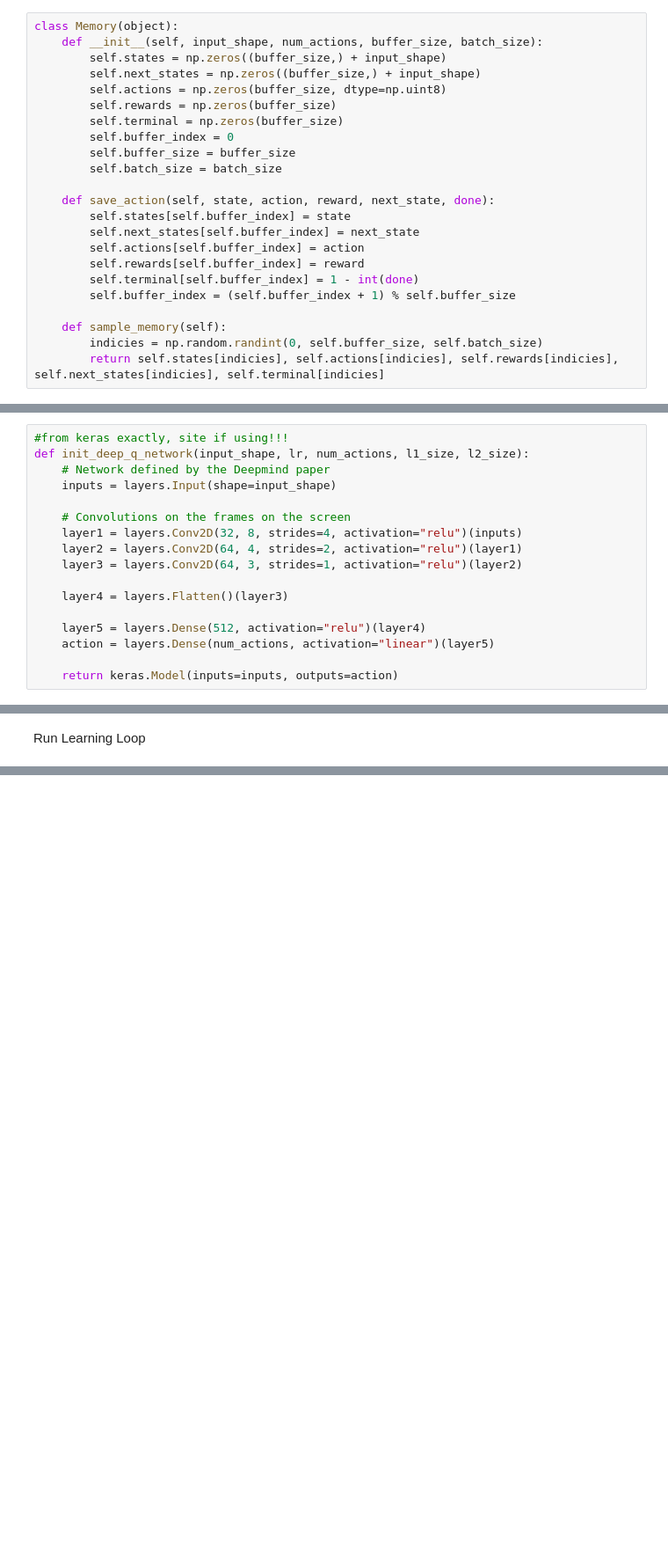
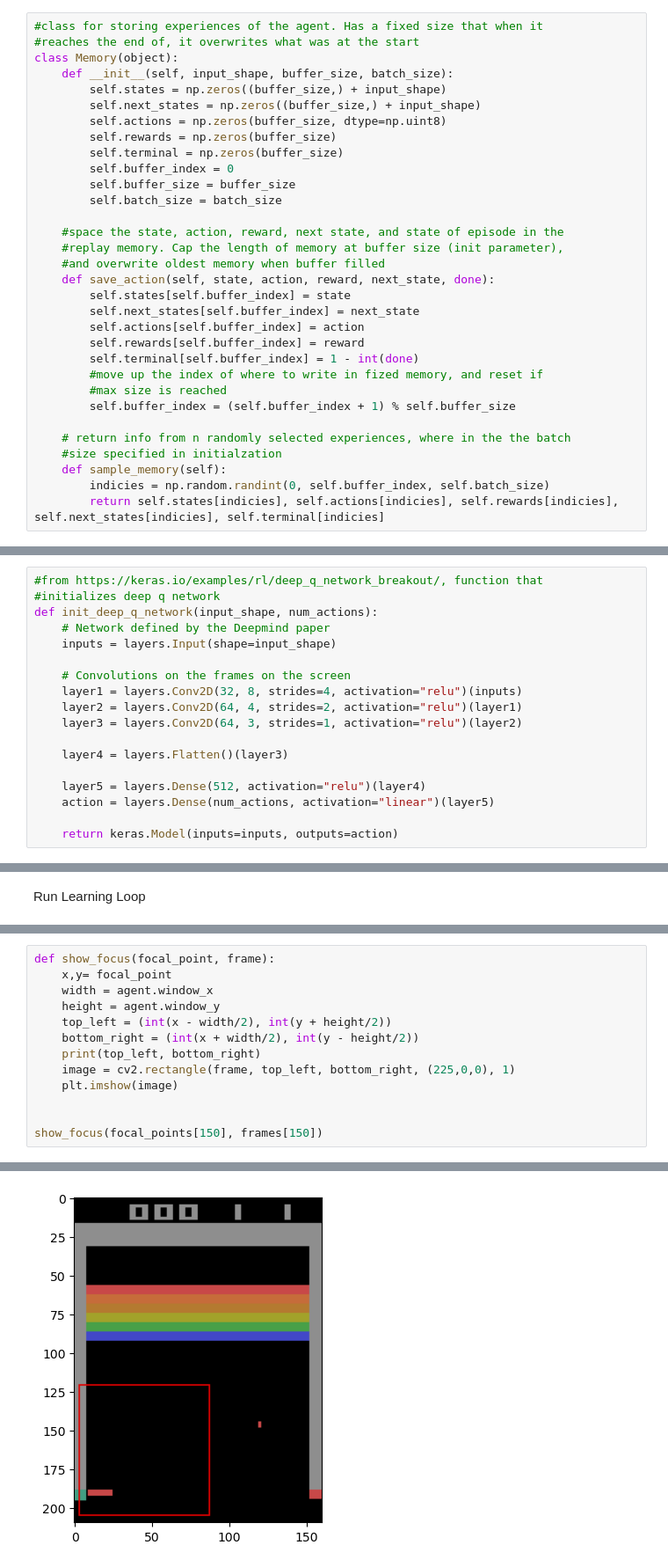
Before and after one commit to Victeldo/138finalproj, a Jupyter notebook: final_project.ipynb, the cells around one changed output, grey strips where cells are left out. Shown at 88% size. Cells and saved outputs as stored; diff of their text form; blank space fills up the shorter version.

```diff
--- a/final_project.ipynb
+++ b/final_project.ipynb
@@ -48,8 +31,10 @@ def extract_frame(input, focal_point, x_len, y_len):
 # %% [markdown]
 Class For Memory Buffer
 # %%
+#class for storing experiences of the agent. Has a fixed size that when it
+#reaches the end of, it overwrites what was at the start
 class Memory(object):
-    def __init__(self, input_shape, num_actions, buffer_size, batch_size):
+    def __init__(self, input_shape, buffer_size, batch_size):
         self.states = np.zeros((buffer_size,) + input_shape)
         self.next_states = np.zeros((buffer_size,) + input_shape)
         self.actions = np.zeros(buffer_size, dtype=np.uint8)
@@ -59,22 +44,30 @@ class Memory(object):
         self.buffer_size = buffer_size
         self.batch_size = batch_size
 
+    #space the state, action, reward, next state, and state of episode in the
+    #replay memory. Cap the length of memory at buffer size (init parameter),
+    #and overwrite oldest memory when buffer filled
     def save_action(self, state, action, reward, next_state, done):
         self.states[self.buffer_index] = state
         self.next_states[self.buffer_index] = next_state
         self.actions[self.buffer_index] = action
         self.rewards[self.buffer_index] = reward
         self.terminal[self.buffer_index] = 1 - int(done)
+        #move up the index of where to write in fized memory, and reset if
+        #max size is reached
         self.buffer_index = (self.buffer_index + 1) % self.buffer_size
 
+    # return info from n randomly selected experiences, where in the the batch
+    #size specified in initialzation
     def sample_memory(self):
-        indicies = np.random.randint(0, self.buffer_size, self.batch_size)
+        indicies = np.random.randint(0, self.buffer_index, self.batch_size)
         return self.states[indicies], self.actions[indicies], self.rewards[indicies], self.next_states[indicies], self.terminal[indicies]
 # %% [markdown]
 Function For Deep Q Network
 # %%
-#from keras exactly, site if using!!!
-def init_deep_q_network(input_shape, lr, num_actions, l1_size, l2_size):
+#from https://keras.io/examples/rl/deep_q_network_breakout/, function that
+#initializes deep q network
+def init_deep_q_network(input_shape, num_actions):
     # Network defined by the Deepmind paper
     inputs = layers.Input(shape=input_shape)
 
@@ -211,0 +326,14 @@ KeyboardInterrupt:
+# %%
+def show_focus(focal_point, frame):
+    x,y= focal_point
+    width = agent.window_x
+    height = agent.window_y
+    top_left = (int(x - width/2), int(y + height/2))
+    bottom_right = (int(x + width/2), int(y - height/2))
+    print(top_left, bottom_right)
+    image = cv2.rectangle(frame, top_left, bottom_right, (225,0,0), 1)
+    plt.imshow(image)
+
+
+show_focus(focal_points[150], frames[150])
+# %% [output]
@@ -211,0 +341 @@ KeyboardInterrupt:
+[figure, added]
```
Also changed, not shown: parts of 8 cells of this notebook, 2 other files.
